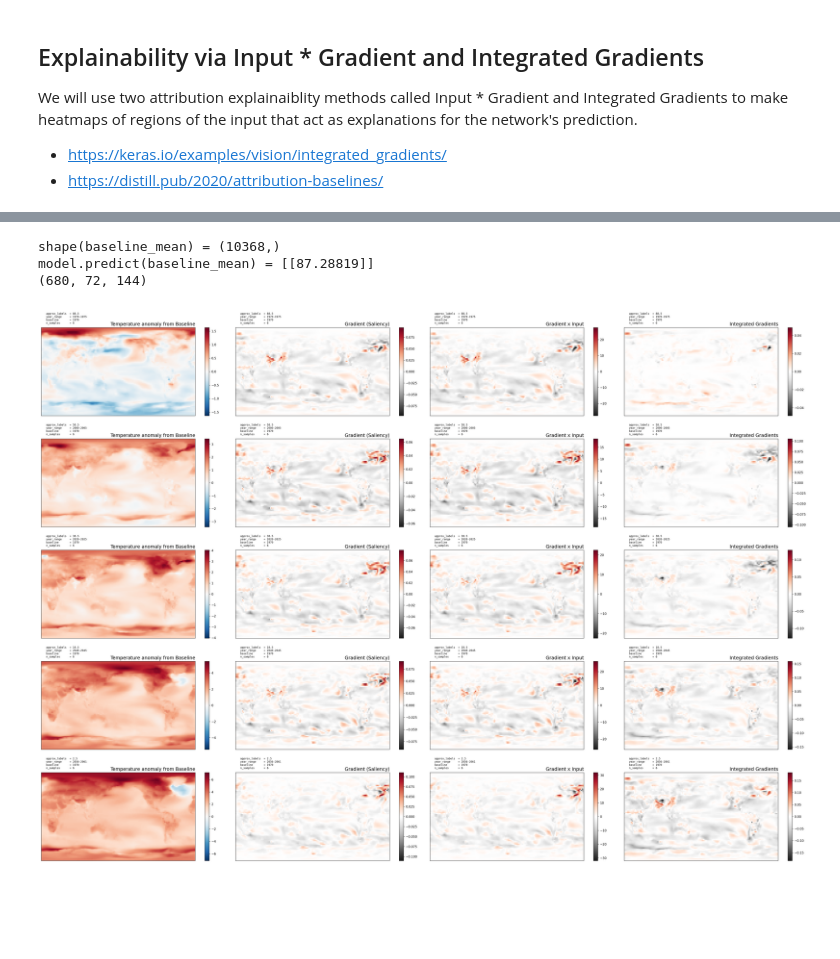
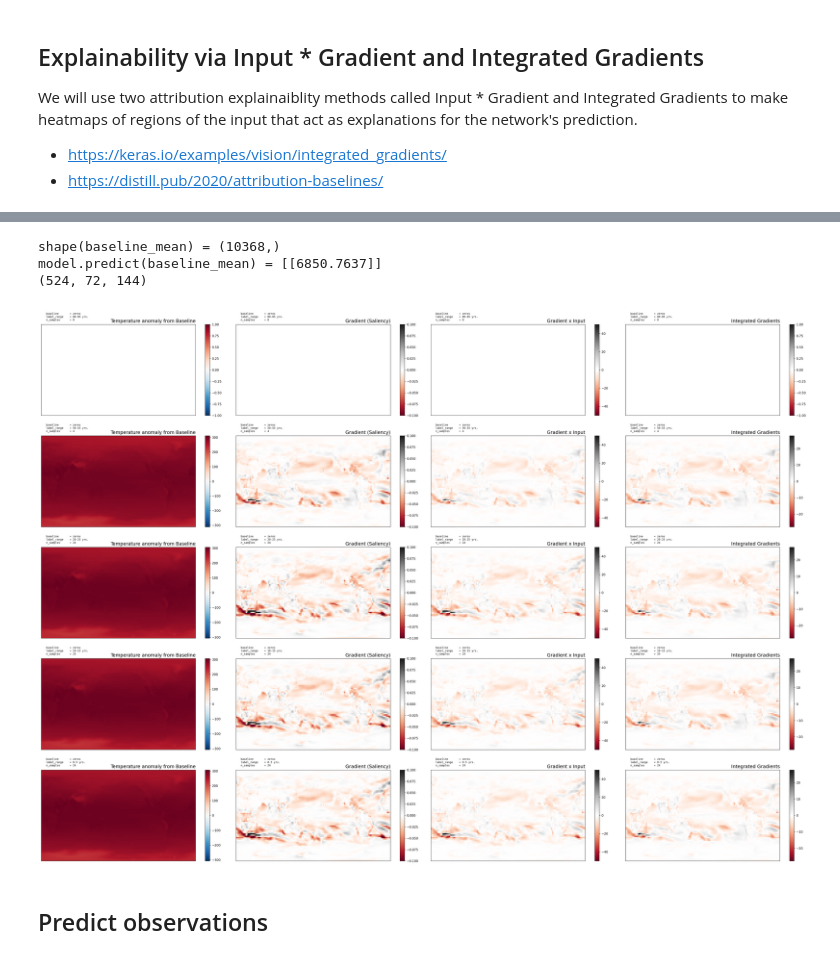
Before and after one commit to eabarnes1010/target_temp_detection, a Jupyter notebook: _train_model.ipynb, the cells around one changed output, grey strips where cells are left out. Drawn from its saved outputs; the diff is of its cells as text; code cells hidden in the pictures; blank space fills up the shorter version.

```diff
--- a/_train_model.ipynb
+++ b/_train_model.ipynb
@@ -201,0 +195,16 @@ print(x_test.shape, y_test.shape, years_test.shape)
+# %%
+x_train = data_train.reshape((data_train.shape[0]*data_train.shape[1],data_train.shape[2]*data_train.shape[3]))
+x_val   = data_val.reshape((data_val.shape[0]*data_val.shape[1],data_val.shape[2]*data_val.shape[3]))
+x_test  = data_test.reshape((data_test.shape[0]*data_test.shape[1],data_test.shape[2]*data_test.shape[3]))
+
+y_train = labels_train.reshape((data_train.shape[0]*data_train.shape[1],))
+y_val   = labels_val.reshape((data_val.shape[0]*data_val.shape[1],))
+y_test  = labels_test.reshape((data_test.shape[0]*data_test.shape[1],))
+
+y_yrs_train = years_train.reshape((data_train.shape[0]*data_train.shape[1],))
+y_yrs_val   = years_val.reshape((data_val.shape[0]*data_val.shape[1],))
+y_yrs_test  = years_test.reshape((data_test.shape[0]*data_test.shape[1],))
+
+print(x_train.shape, y_train.shape, y_yrs_train.shape)
+print(x_val.shape, y_val.shape, y_yrs_val.shape)
+print(x_test.shape, y_test.shape, y_yrs_test.shape)
@@ -476,7 +496,7 @@ print(np.shape(grad_x_input))
 #---------------------------------------
 # Integrated Gradients
 #---------------------------------------
-BASELINE = 1970#'zeros'#1850
+BASELINE = 'zeros' #'zeros'#1850
 
 # Alternative baselines
 if(BASELINE=='zeros'):
@@ -485,8 +505,8 @@ elif(BASELINE=='mean'):
     baseline_mean = np.mean(x_train,axis=0)
 else:
     baseline_mean = np.mean(data_train,axis=0)
-    isample = np.where(data_train['time.year']==BASELINE)[0]
-    baseline_mean = np.mean(baseline_mean[isample,:,:],axis=0).values
+    isample = np.where(years_train[0,:]==BASELINE)[0]
+    baseline_mean = np.mean(baseline_mean[isample,:,:],axis=0)
     baseline_mean = baseline_mean.reshape((baseline_mean.shape[0]*baseline_mean.shape[1]))
 
 print('shape(baseline_mean) = ' + str(np.shape(baseline_mean)))
@@ -497,10 +517,10 @@ integrated_gradients = igrad.numpy().reshape((len(targets),data_train.shape[2],d
 print(np.shape(integrated_gradients))
 # %% [output]
 shape(baseline_mean) = (10368,)
-model.predict(baseline_mean) = [[87.28819]]
-(680, 72, 144)
+model.predict(baseline_mean) = [[6850.7637]]
+(524, 72, 144)
 # %%
-def plot_map(x, clim=None, title=None, text=None, cmap='RdGy_r'):
+def plot_map(x, clim=None, title=None, text=None, cmap='RdGy'):
     if clim is None:
         plt.pcolor(x,
                    cmap=cmap,
@@ -520,14 +540,14 @@ def plot_map(x, clim=None, title=None, text=None, cmap='RdGy_r'):
 
 # plot the resulting heatmaps for a subset of samples
 # based on their label
-plot_list = (1970, 2000, 2020, 2040, TARGET_YEAR-5)
+plot_list = (80, 50, 20, 10, 0)
 NCOL = 4
 plt.subplots(len(plot_list),NCOL,figsize=(35,5*len(plot_list)))
 
 for irow,min_range in enumerate(plot_list):
 
     max_range = min_range + 5
-    isamples = np.where((years_plot >= min_range) & (years_plot <= max_range))[0]
+    isamples = np.where((targets >= min_range) & (targets <= max_range))[0]
     igrad_mean = np.mean(integrated_gradients[isamples,:,:],axis=0)
     grad_x_input_mean = np.mean(grad_x_input[isamples,:,:],axis=0)
     grad_mean = np.mean(grads[isamples,:],axis=0).reshape((data_train.shape[2],data_train.shape[3]))
@@ -537,9 +557,8 @@ for irow,min_range in enumerate(plot_list):
 
     text = (
             "\n"
-            + f"  approx_labels  = {targets[isamples].mean().round(2)}\n"
-            + f"  year_range     = {min_range}-{max_range}\n"
             + f"  baseline       = {BASELINE}\n"
+            + f"  label_range    = {min_range}-{max_range} yrs.\n"
             + f"  n_samples      = {len(isamples)}\n"
     )
     #------------------------------------------------------------------
@@ -548,41 +567,44 @@ for irow,min_range in enumerate(plot_list):
     plt.subplot(len(plot_list),NCOL,irow*NCOL+1)
     plot_map(x_inputs_mean,
              text=text,
-             clim=None,#(-10,10),
+             # clim=(-10,10),
+             # clim=(250,310),
              cmap='RdBu_r',
              title = 'Temperature anomaly from Baseline',
             )
     #------------------------------------------------------------------
     # plot explainability of gradient (saliency)
     plt.subplot(len(plot_list),NCOL,irow*NCOL+2)
     plot_map(grad_mean,
              text=text,
-             clim=None,#(-0.008, .008),
+             clim=(-0.1, .1),
              title = 'Gradient (Saliency)',
             )
 
     #------------------------------------------------------------------
     # plot explainability of input x gradient
     plt.subplot(len(plot_list),NCOL,irow*NCOL+3)
     plot_map(grad_x_input_mean,
              text=text,
-             clim=None,#(-.1,.1),
+             clim=(-50,50),
              title = 'Gradient x Input',
             )
 
     #------------------------------------------------------------------
     # plot explainability of integrated gradients
     plt.subplot(len(plot_list),NCOL,irow*NCOL+4)
     plot_map(igrad_mean,
              text=text,
-             clim=None,#(-.01,.01),
+             # clim=(-.25,.25),
              title = 'Integrated Gradients',
             )
 
 plt.tight_layout()
 if IN_COLAB==False:
     pass
     # plt.savefig('figures/xai_grid_' + str(min_range) +'-' + str(max_range) + '_baseline_' + str(BASELINE) + '.png', dpi=savefig_dpi)
 plt.show()
 # %% [output]
-[figure, old version]
+[figure, new version]
+# %% [markdown]
+## Predict observations
```
Also changed, not shown: parts of 20 cells of this notebook.
